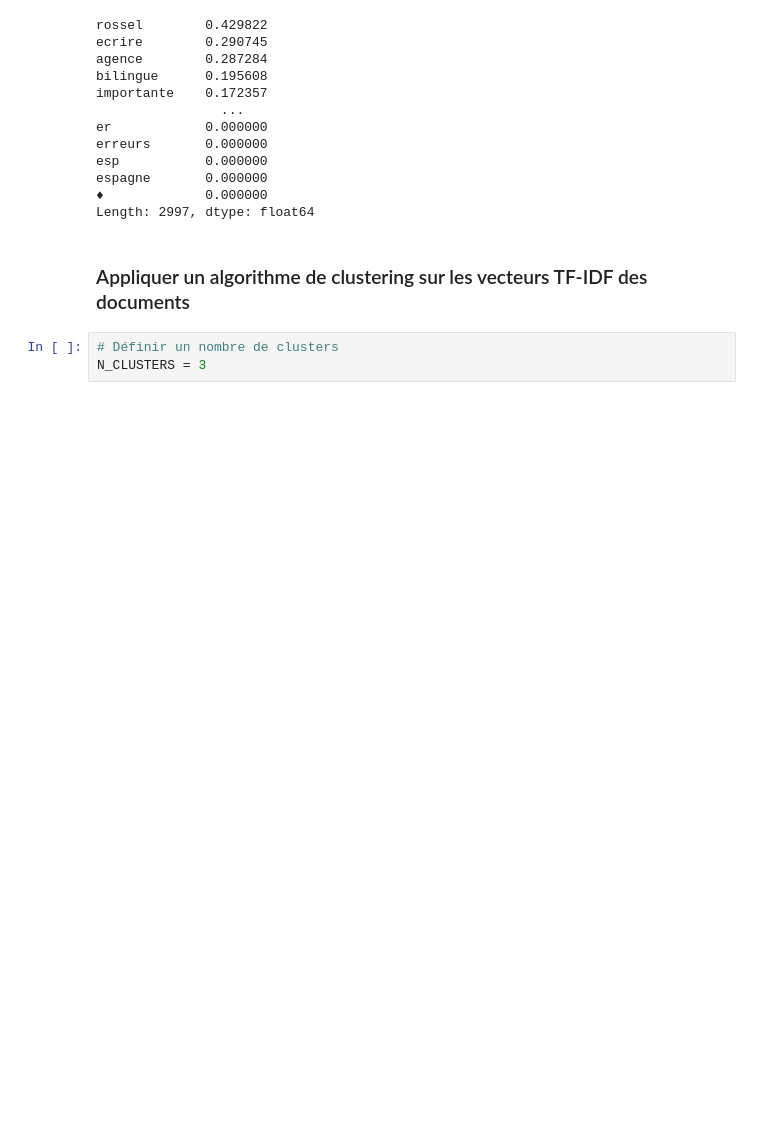
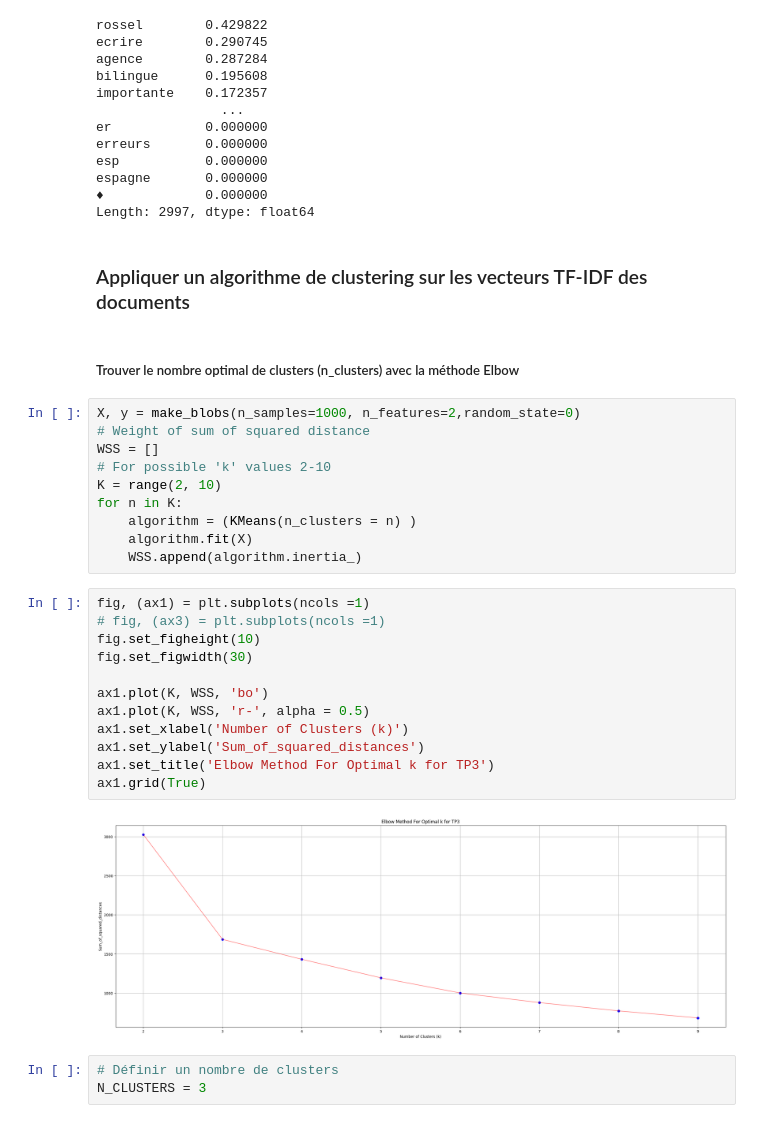
Before and after one commit to Amar-ulb/tac, a Jupyter notebook: TP3/Notebook_TP3.ipynb, the cells around one changed output. Saved outputs shown, nothing was run; the diff lists cells and outputs as text; blank space fills up the shorter version.

Commit message:
add elbow methode to code
add elbow methode to code
add output graph to folder tp3

```diff
--- a/TP3/Notebook_TP3.ipynb
+++ b/TP3/Notebook_TP3.ipynb
@@ -111,6 +114,32 @@ espagne       0.000000
 Length: 2997, dtype: float64
 # %% [markdown]
 ### Appliquer un algorithme de clustering sur les vecteurs TF-IDF des documents
+# %% [markdown]
+##### Trouver le nombre optimal de clusters (n_clusters) avec la méthode Elbow
+# %%
+X, y = make_blobs(n_samples=1000, n_features=2,random_state=0)
+# Weight of sum of squared distance
+WSS = []
+# For possible 'k' values 2-10
+K = range(2, 10)
+for n in K:
+    algorithm = (KMeans(n_clusters = n) )
+    algorithm.fit(X)
+    WSS.append(algorithm.inertia_)
+# %%
+fig, (ax1) = plt.subplots(ncols =1)
+# fig, (ax3) = plt.subplots(ncols =1)
+fig.set_figheight(10)
+fig.set_figwidth(30)
+
+ax1.plot(K, WSS, 'bo')
+ax1.plot(K, WSS, 'r-', alpha = 0.5)
+ax1.set_xlabel('Number of Clusters (k)')
+ax1.set_ylabel('Sum_of_squared_distances')
+ax1.set_title('Elbow Method For Optimal k for TP3')
+ax1.grid(True)
+# %% [output]
+[figure, added]
 # %%
 # Définir un nombre de clusters
 N_CLUSTERS = 3
```
Also changed, not shown: parts of 5 cells of this notebook, 1 other file.
